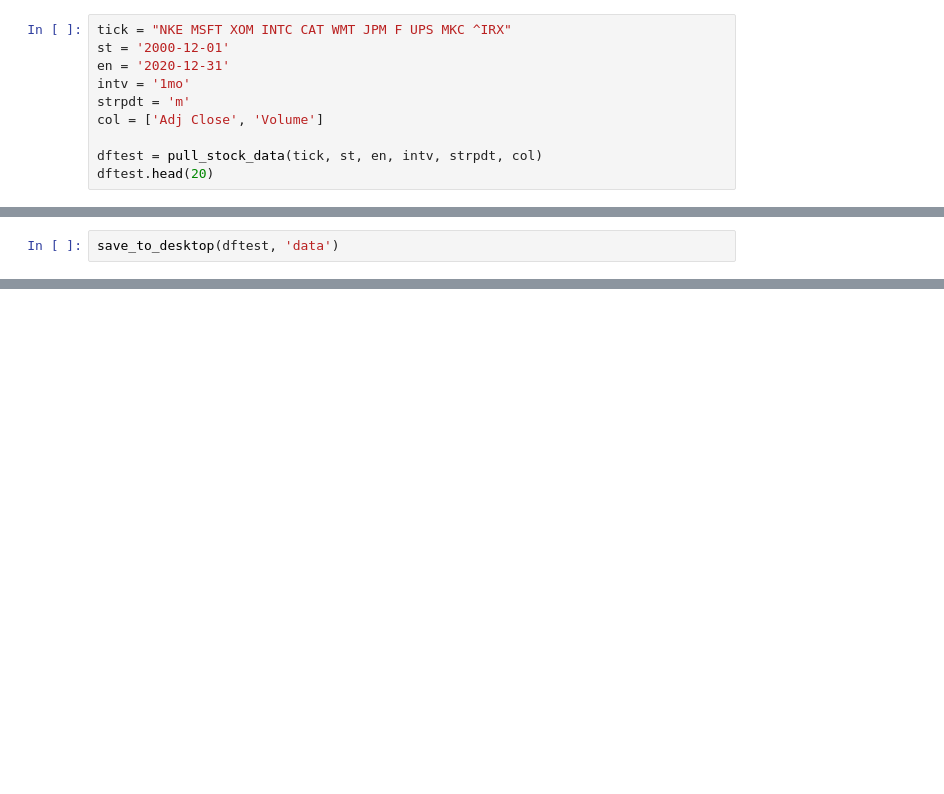
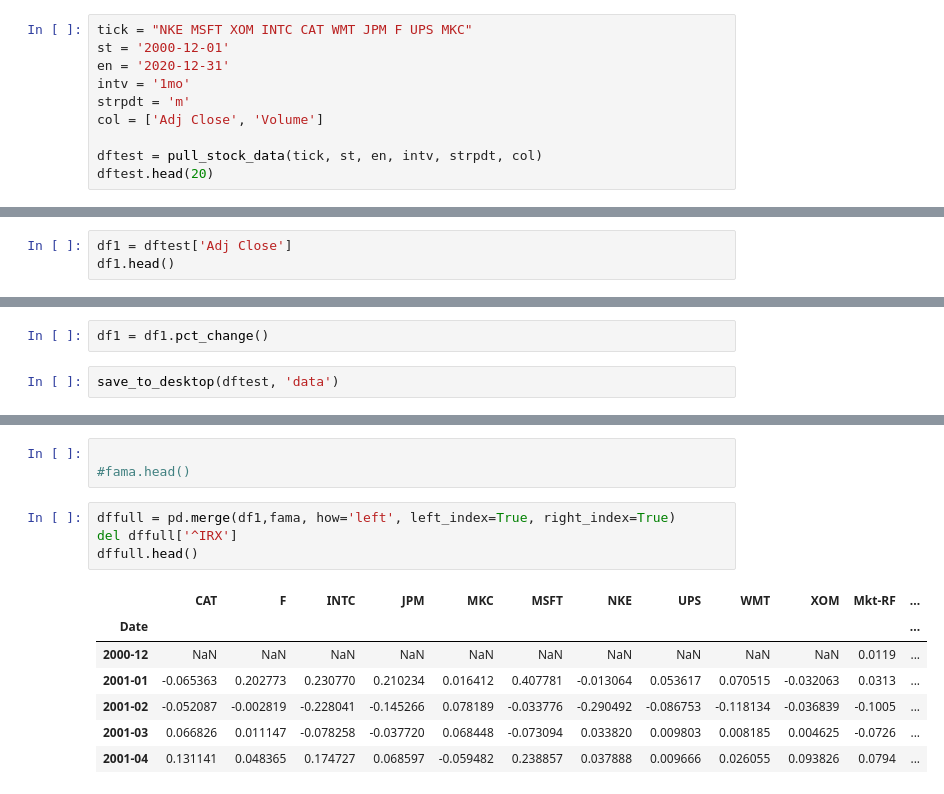
Before and after one commit to maxbranting/investment-theory, a Jupyter notebook: portfolio.ipynb, the cells around one changed output, grey strips where cells are left out. Saved outputs shown, nothing was run; the diff lists cells and outputs as text; blank space fills up the shorter version.

```diff
--- a/portfolio.ipynb
+++ b/portfolio.ipynb
@@ -39,7 +39,7 @@ def save_to_desktop(dataframe:pd.DataFrame, file_name:str):
     # saving file under chosen name on desktop
     dataframe.to_csv(desktop+'/'+file_name+'.csv', sep=';', encoding='UTF-8')
 # %%
-tick = "NKE MSFT XOM INTC CAT WMT JPM F UPS MKC ^IRX"
+tick = "NKE MSFT XOM INTC CAT WMT JPM F UPS MKC"
 st = '2000-12-01'
 en = '2020-12-31'
 intv = '1mo'
@@ -70,3 +70,6 @@ dftest.head(20)
 | 2002-06 | 14.491583 | 9.026223 | 10.964849 | 18.675625 | 8.541234 | 17.154572 | 5.339655 | 36.146221 | 36.972023 | 21.288706 | ... | ... |
 | 2002-07 | 13.233379 | 7.598953 | 11.276931 | 13.742438 | 7.577254 | 15.047092 | 4.911560 | 38.247669 | 33.096115 | 19.124456 | ... | ... |
 20 rows × 22 columns
+# %%
+df1 = dftest['Adj Close']
+df1.head()
@@ -73,2 +84,4 @@ dftest.head(20)
+# %%
+df1 = df1.pct_change()
 # %%
 save_to_desktop(dftest, 'data')
@@ -94,0 +105,15 @@ MultiIndex([('Adj Close',  'CAT'),
+# %%
+
+#fama.head()
+# %%
+dffull = pd.merge(df1,fama, how='left', left_index=True, right_index=True)
+del dffull['^IRX']
+dffull.head()
+# %% [output]
+|  | CAT | F | INTC | JPM | MKC | MSFT | NKE | UPS | WMT | XOM | Mkt-RF | ... |
+| Date |  |  |  |  |  |  |  |  |  |  |  | ... |
+| 2000-12 | NaN | NaN | NaN | NaN | NaN | NaN | NaN | NaN | NaN | NaN | 0.0119 | ... |
+| 2001-01 | -0.065363 | 0.202773 | 0.230770 | 0.210234 | 0.016412 | 0.407781 | -0.013064 | 0.053617 | 0.070515 | -0.032063 | 0.0313 | ... |
+| 2001-02 | -0.052087 | -0.002819 | -0.228041 | -0.145266 | 0.078189 | -0.033776 | -0.290492 | -0.086753 | -0.118134 | -0.036839 | -0.1005 | ... |
+| 2001-03 | 0.066826 | 0.011147 | -0.078258 | -0.037720 | 0.068448 | -0.073094 | 0.033820 | 0.009803 | 0.008185 | 0.004625 | -0.0726 | ... |
+| 2001-04 | 0.131141 | 0.048365 | 0.174727 | 0.068597 | -0.059482 | 0.238857 | 0.037888 | 0.009666 | 0.026055 | 0.093826 | 0.0794 | ... |
```
Also changed, not shown: parts of 7 cells of this notebook.
